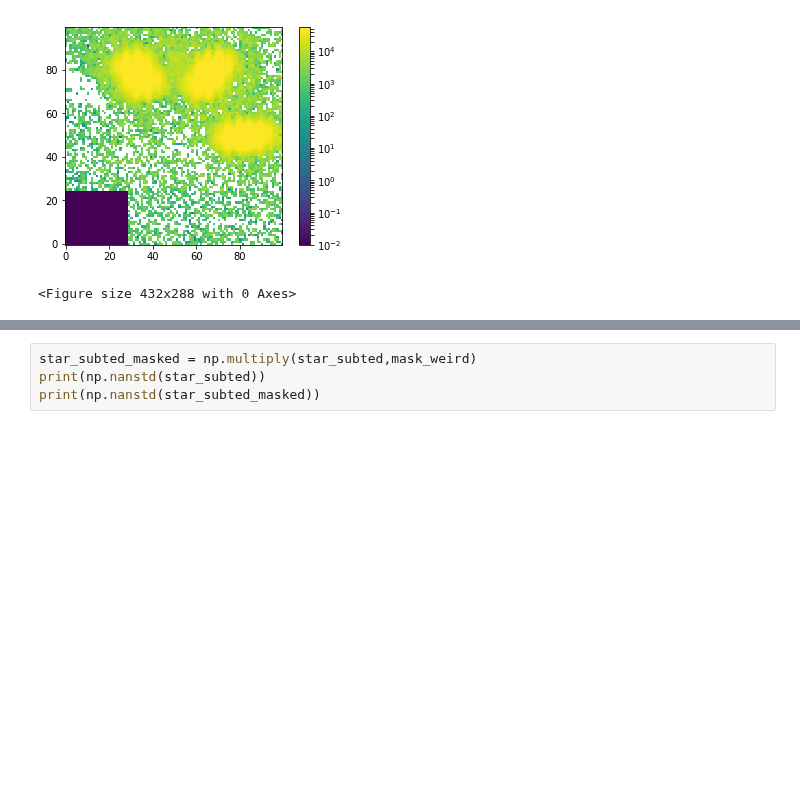
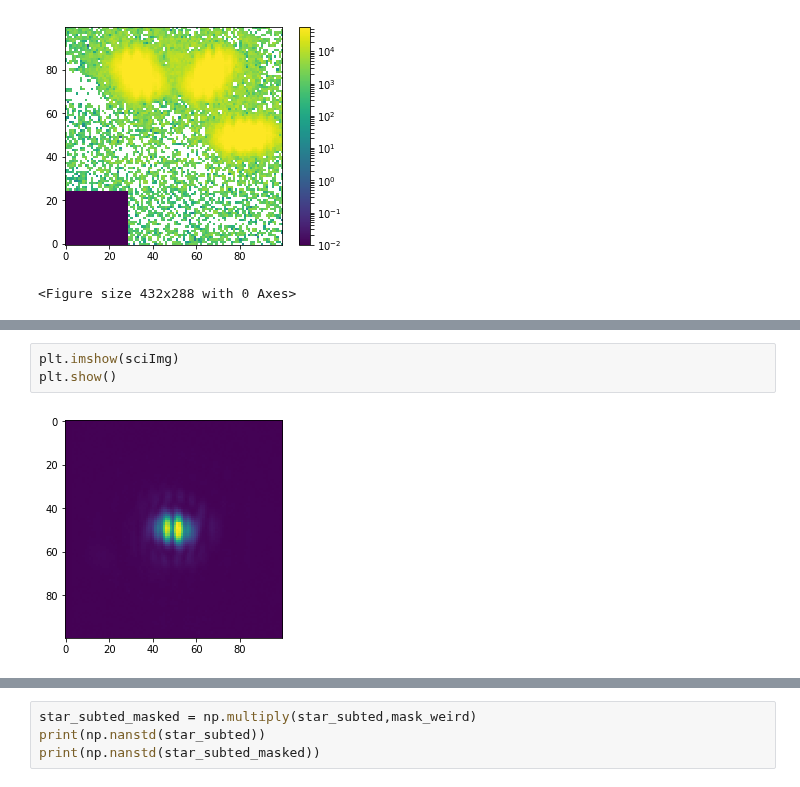
Before and after one commit to mwanakijiji/lbti_altair_fizeau, a Jupyter notebook: inject_fake_planets_test1.ipynb, the cells around one changed output, grey strips where cells are left out. Saved outputs shown, nothing was run; the diff lists cells and outputs as text; blank space fills up the shorter version.

```diff
--- a/inject_fake_planets_test1.ipynb
+++ b/inject_fake_planets_test1.ipynb
@@ -545,3 +551,8 @@ Name: 0, dtype: float64
+# %%
+plt.imshow(sciImg)
+plt.show()
+# %% [output]
+[figure, added]
 # %%
 # now recover the fake planet
 
```
Also changed, not shown: parts of 8 cells of this notebook, 2 other files.
